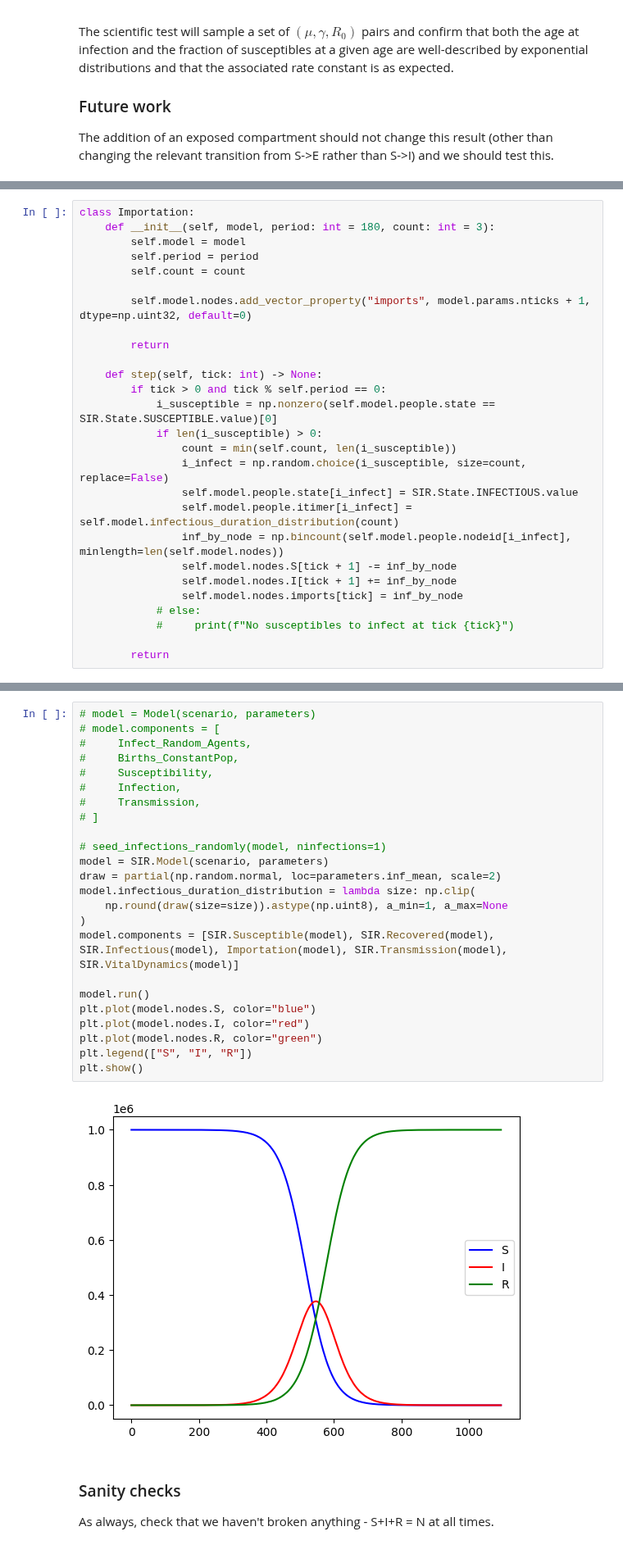
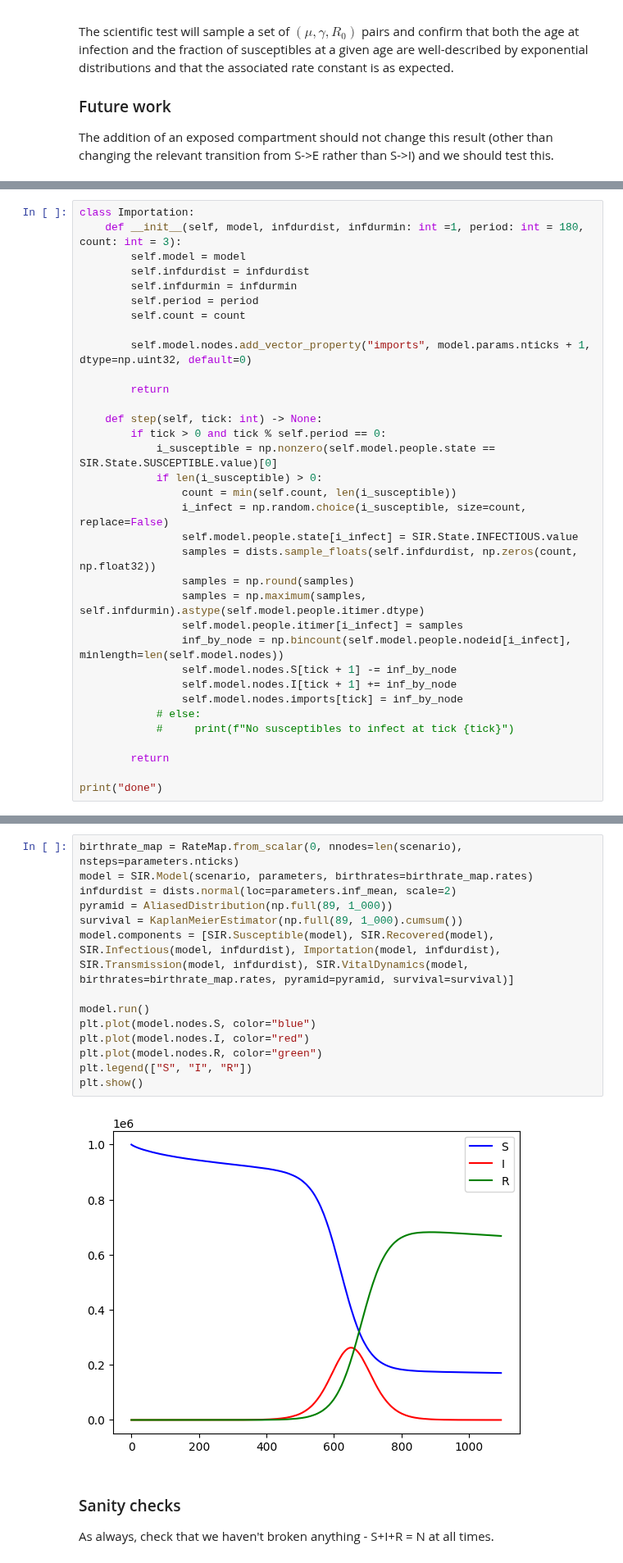
Before and after one commit to InstituteforDiseaseModeling/laser-generic, a Jupyter notebook: notebooks/05_SIR_wbirths_age_distribution.ipynb, the cells around one changed output, grey strips where cells are left out. Shown at 82% size. Drawn from its saved outputs; the diff is of its cells as text.

Commit message:
Use laser_core.distributions

```diff
--- a/notebooks/05_SIR_wbirths_age_distribution.ipynb
+++ b/notebooks/05_SIR_wbirths_age_distribution.ipynb
@@ -91,7 +94,9 @@ parameters = PropertySet(
 # %%
 class Importation:
-    def __init__(self, model, period: int = 180, count: int = 3):
+    def __init__(self, model, infdurdist, infdurmin: int =1, period: int = 180, count: int = 3):
         self.model = model
+        self.infdurdist = infdurdist
+        self.infdurmin = infdurmin
         self.period = period
         self.count = count
 
@@ -106,7 +111,10 @@ class Importation:
                 count = min(self.count, len(i_susceptible))
                 i_infect = np.random.choice(i_susceptible, size=count, replace=False)
                 self.model.people.state[i_infect] = SIR.State.INFECTIOUS.value
-                self.model.people.itimer[i_infect] = self.model.infectious_duration_distribution(count)
+                samples = dists.sample_floats(self.infdurdist, np.zeros(count, np.float32))
+                samples = np.round(samples)
+                samples = np.maximum(samples, self.infdurmin).astype(self.model.people.itimer.dtype)
+                self.model.people.itimer[i_infect] = samples
                 inf_by_node = np.bincount(self.model.people.nodeid[i_infect], minlength=len(self.model.nodes))
                 self.model.nodes.S[tick + 1] -= inf_by_node
                 self.model.nodes.I[tick + 1] += inf_by_node
@@ -115,3 +123,5 @@ class Importation:
             #     print(f"No susceptibles to infect at tick {tick}")
 
         return
+
+print("done")
@@ -118,29 +130,19 @@ class Importation:
 # %%
-# model = Model(scenario, parameters)
-# model.components = [
-#     Infect_Random_Agents,
-#     Births_ConstantPop,
-#     Susceptibility,
-#     Infection,
-#     Transmission,
-# ]
-
-# seed_infections_randomly(model, ninfections=1)
-model = SIR.Model(scenario, parameters)
-draw = partial(np.random.normal, loc=parameters.inf_mean, scale=2)
-model.infectious_duration_distribution = lambda size: np.clip(
-    np.round(draw(size=size)).astype(np.uint8), a_min=1, a_max=None
-)
-model.components = [SIR.Susceptible(model), SIR.Recovered(model), SIR.Infectious(model), Importation(model), SIR.Transmission(model), SIR.VitalDynamics(model)]
+birthrate_map = RateMap.from_scalar(0, nnodes=len(scenario), nsteps=parameters.nticks)
+model = SIR.Model(scenario, parameters, birthrates=birthrate_map.rates)
+infdurdist = dists.normal(loc=parameters.inf_mean, scale=2)
+pyramid = AliasedDistribution(np.full(89, 1_000))
+survival = KaplanMeierEstimator(np.full(89, 1_000).cumsum())
+model.components = [SIR.Susceptible(model), SIR.Recovered(model), SIR.Infectious(model, infdurdist), Importation(model, infdurdist), SIR.Transmission(model, infdurdist), SIR.VitalDynamics(model, birthrates=birthrate_map.rates, pyramid=pyramid, survival=survival)]
 
 model.run()
 plt.plot(model.nodes.S, color="blue")
 plt.plot(model.nodes.I, color="red")
 plt.plot(model.nodes.R, color="green")
 plt.legend(["S", "I", "R"])
 plt.show()
 # %% [output]
-[figure, old version]
+[figure, new version]
 # %% [markdown]
 ### Sanity checks
 As always, check that we haven't broken anything - S+I+R = N at all times.
```
Also changed, not shown: parts of 5 cells of this notebook, 18 other files.
